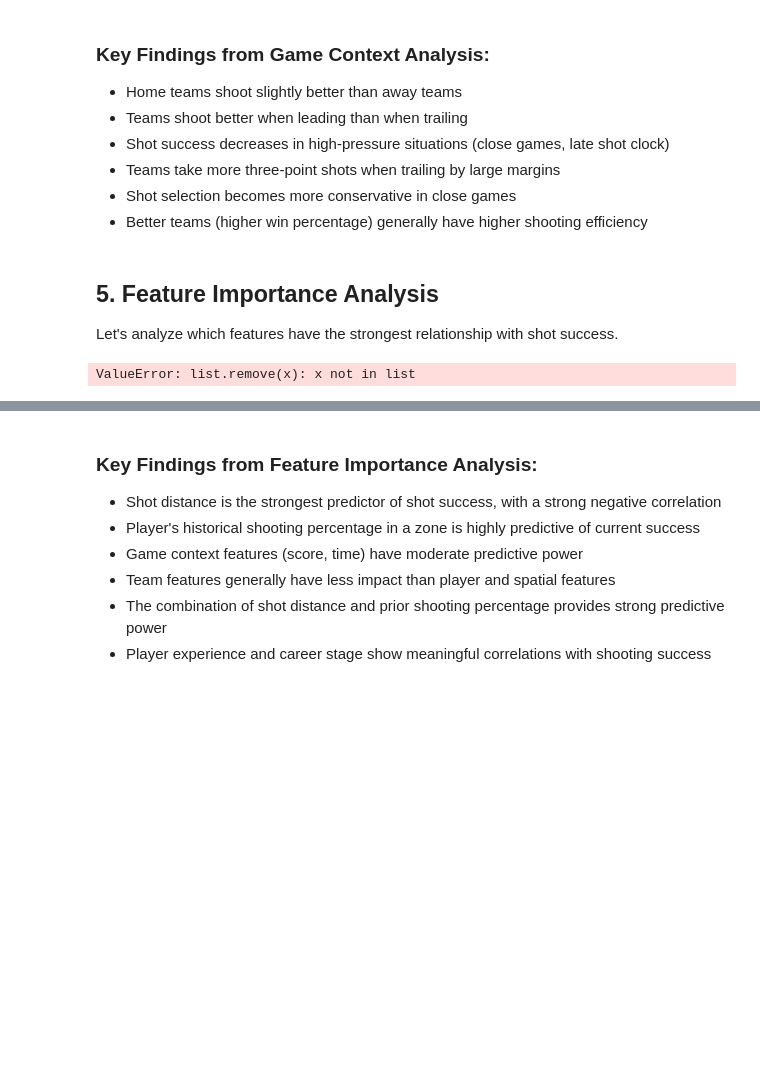
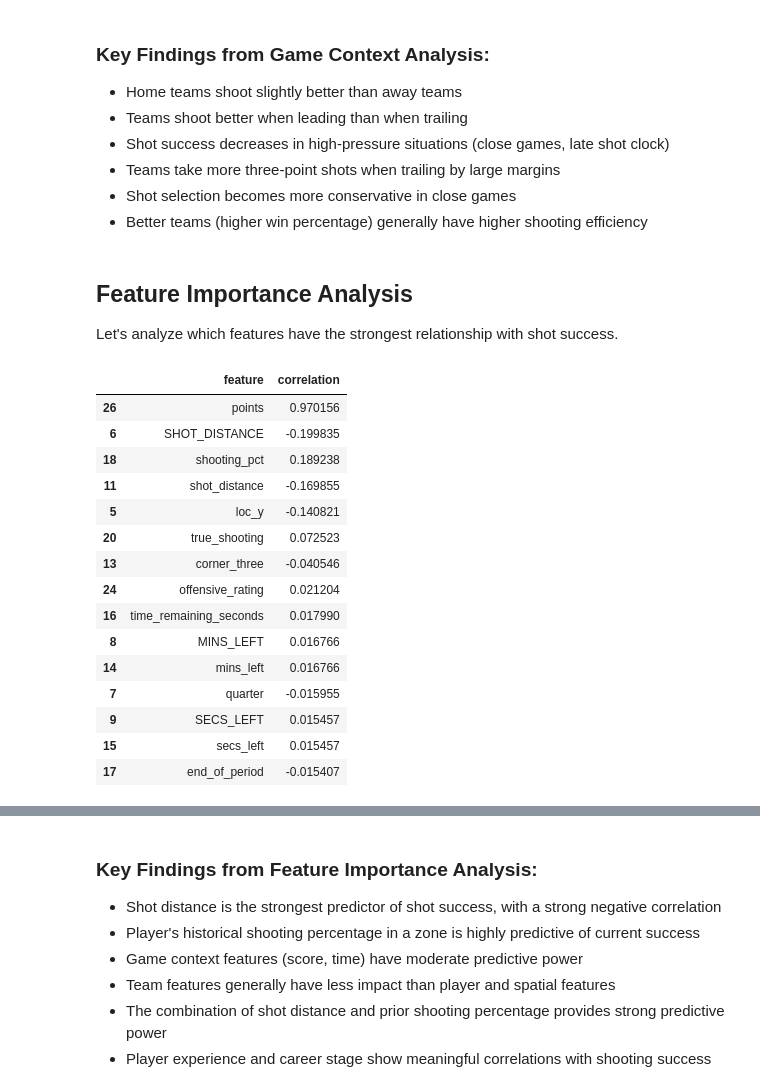
Before and after one commit to lukelittle/csca5642-final-project, a Jupyter notebook: new/06_data_exploration.ipynb, the cells around one changed output, grey strips where cells are left out. Saved outputs shown, nothing was run; the diff lists cells and outputs as text; code cells hidden in the pictures; blank space fills up the shorter version.

```diff
--- a/new/06_data_exploration.ipynb
+++ b/new/06_data_exploration.ipynb
@@ -754,25 +754,41 @@ if 'win_pct' in shots.columns:
 - Shot selection becomes more conservative in close games
 - Better teams (higher win percentage) generally have higher shooting efficiency
 # %% [markdown]
-## 5. Feature Importance Analysis
+## Feature Importance Analysis
 
 Let's analyze which features have the strongest relationship with shot success.
 # %%
 # Correlation of features with shot success
 numeric_cols = shots.select_dtypes(include=['number']).columns.tolist()
-numeric_cols.remove('shot_made')  # Remove target variable
+if 'shot_made' in numeric_cols:
+    numeric_cols.remove('shot_made')  # Remove target variable
 
 # Calculate correlation with shot_made
 correlations = []
 for col in numeric_cols:
     corr = shots[col].corr(shots['shot_made'])
     correlations.append({'feature': col, 'correlation': corr})
 
 corr_df = pd.DataFrame(correlations)
 corr_df = corr_df.sort_values('correlation', key=abs, ascending=False).head(15)
 corr_df
 # %% [output]
-ValueError: list.remove(x): x not in list
+|  | feature | correlation |
+| 26 | points | 0.970156 |
+| 6 | SHOT_DISTANCE | -0.199835 |
+| 18 | shooting_pct | 0.189238 |
+| 11 | shot_distance | -0.169855 |
+| 5 | loc_y | -0.140821 |
+| 20 | true_shooting | 0.072523 |
+| 13 | corner_three | -0.040546 |
+| 24 | offensive_rating | 0.021204 |
+| 16 | time_remaining_seconds | 0.017990 |
+| 8 | MINS_LEFT | 0.016766 |
+| 14 | mins_left | 0.016766 |
+| 7 | quarter | -0.015955 |
+| 9 | SECS_LEFT | 0.015457 |
+| 15 | secs_left | 0.015457 |
+| 17 | end_of_period | -0.015407 |
 # %%
 # Visualize feature correlations
 plt.figure(figsize=(14, 8))
```
Also changed, not shown: parts of 7 cells of this notebook.
